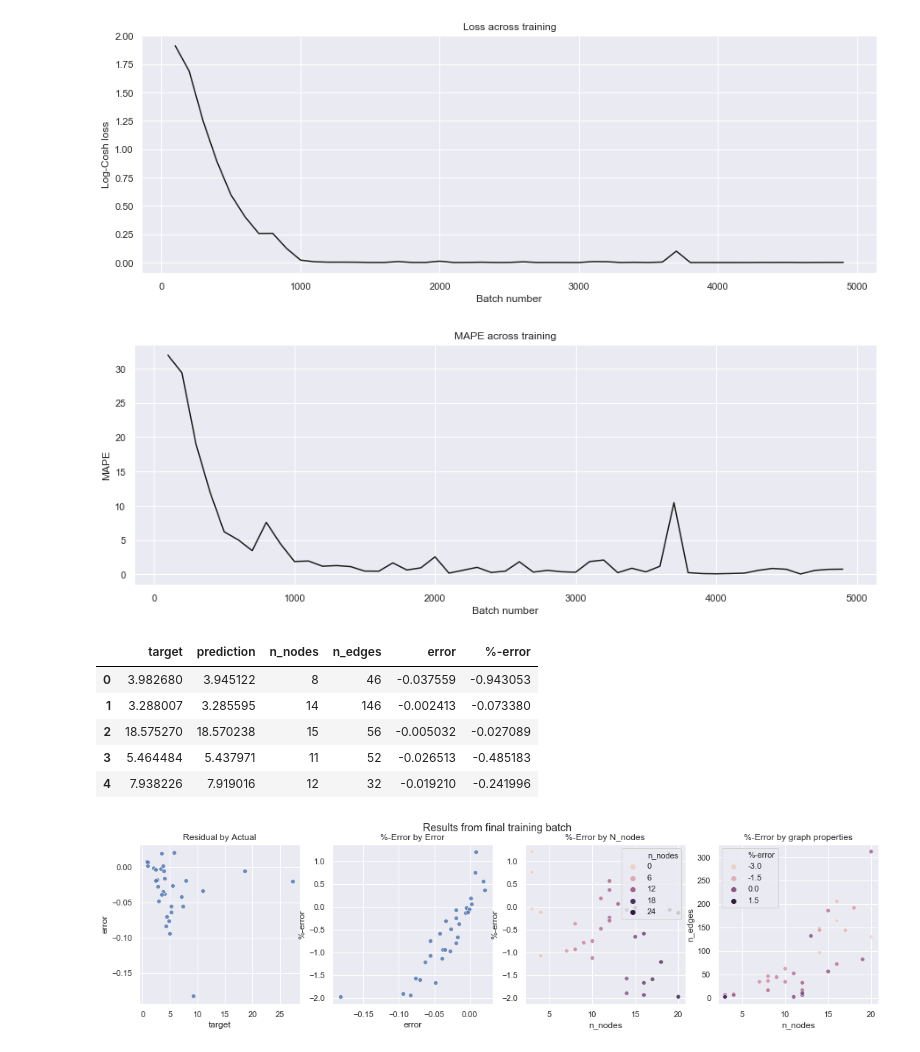
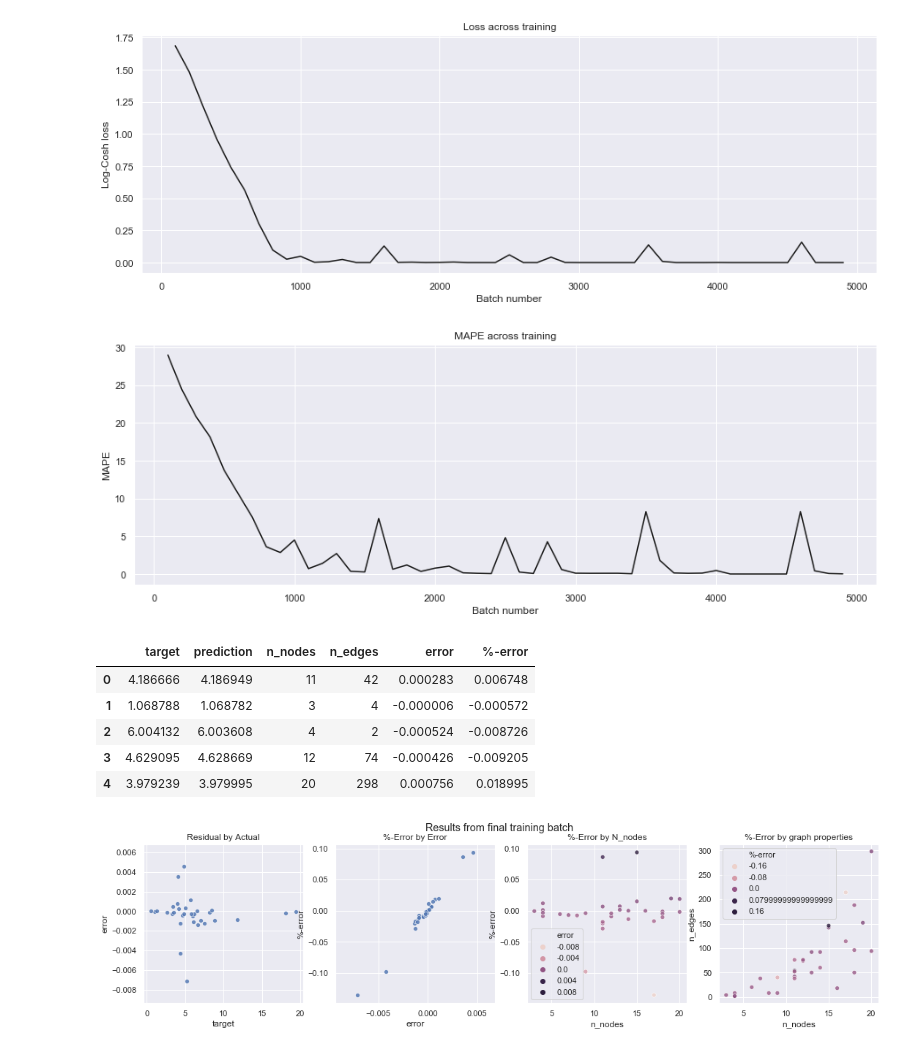
Before and after one commit to robertswil/graphnets_min_span_tree, a Jupyter notebook: min_span_tree.ipynb, the cells around one changed output. Saved outputs shown, nothing was run; the diff lists cells and outputs as text; code cells hidden in the pictures.

```diff
--- a/min_span_tree.ipynb
+++ b/min_span_tree.ipynb
@@ -111,7 +111,7 @@ def create_graphs(num_graphs, min_num_nodes=2, max_num_nodes=20):
 
     # generate random parameter args for the graphs
     n_nodes = np.random.randint(min_num_nodes, max_num_nodes+1, size=num_graphs)
-    edge_p = np.random.uniform(low=0.1, size=num_graphs)
+    edge_p = np.random.uniform(low=0.2, size=num_graphs)
     graph_params = list(zip(n_nodes, edge_p))
 
     # generate a list of networkx graphs
@@ -252,7 +252,7 @@ optimizer = snt.optimizers.Adam(learning_rate)
 # make the GraphNet model object
 # output a single logit from the globals since we have one
 # regression target that's estimating an attribute of the graph
-model = EncodeProcessDecode(num_processing_steps=1, global_output_size=1)
+model = EncodeProcessDecode(num_processing_steps=2, global_output_size=1)
 
 
 ## training function
@@ -351,7 +351,7 @@ plt.title("Loss across training")
 plt.xlabel('Batch number')
 plt.ylabel('Log-Cosh loss');
 # %% [output]
-[figure, old version]
+[figure, new version]
 # %%
 # plot MAPE curve
 fig = plt.figure(figsize=(15, 5))
@@ -361,7 +361,7 @@ plt.title("MAPE across training")
 plt.xlabel('Batch number')
 plt.ylabel('MAPE');
 # %% [output]
-[figure, old version]
+[figure, new version]
 # %%
 ## take a look at the last batch to compare target vs output
 
@@ -378,31 +378,31 @@ last_batch['%-error'] = last_batch['error'] / last_batch['target'] * 100
 last_batch.head()
 # %% [output]
 |  | target | prediction | n_nodes | n_edges | error | %-error |
-| 0 | 3.982680 | 3.945122 | 8 | 46 | -0.037559 | -0.943053 |
-| 1 | 3.288007 | 3.285595 | 14 | 146 | -0.002413 | -0.073380 |
-| 2 | 18.575270 | 18.570238 | 15 | 56 | -0.005032 | -0.027089 |
-| 3 | 5.464484 | 5.437971 | 11 | 52 | -0.026513 | -0.485183 |
-| 4 | 7.938226 | 7.919016 | 12 | 32 | -0.019210 | -0.241996 |
+| 0 | 4.186666 | 4.186949 | 11 | 42 | 0.000283 | 0.006748 |
+| 1 | 1.068788 | 1.068782 | 3 | 4 | -0.000006 | -0.000572 |
+| 2 | 6.004132 | 6.003608 | 4 | 2 | -0.000524 | -0.008726 |
+| 3 | 4.629095 | 4.628669 | 12 | 74 | -0.000426 | -0.009205 |
+| 4 | 3.979239 | 3.979995 | 20 | 298 | 0.000756 | 0.018995 |
 # %%
 # visualize any relationships between error and graph properties
 
 fig = plt.figure(11, figsize=(18, 4))
 fig.suptitle('Results from final training batch')
 
 ax = fig.add_subplot(1, 4, 1)
 sns.scatterplot(data=last_batch, x='target', y='error', ax=ax, alpha=0.8)
 ax.set_title('Residual by Actual')
 
 ax = fig.add_subplot(1, 4, 2)
 sns.scatterplot(data=last_batch, x='error', y='%-error', ax=ax, alpha=0.8)
 ax.set_title('%-Error by Error')
 
 ax = fig.add_subplot(1, 4, 3)
-sns.scatterplot(data=last_batch, x='n_nodes', y='%-error', hue='n_nodes', ax=ax, alpha=0.8)
+sns.scatterplot(data=last_batch, x='n_nodes', y='%-error', hue='error', ax=ax, alpha=0.8)
 ax.set_title('%-Error by N_nodes')
 
 ax = fig.add_subplot(1, 4, 4)
 sns.scatterplot(data=last_batch, x='n_nodes', y='n_edges', hue='%-error', ax=ax, alpha=0.8)
 ax.set_title('%-Error by graph properties');
 # %% [output]
-[figure, old version]
+[figure, new version]
```
Also changed, not shown: parts of 3 cells of this notebook, 1 other file.
